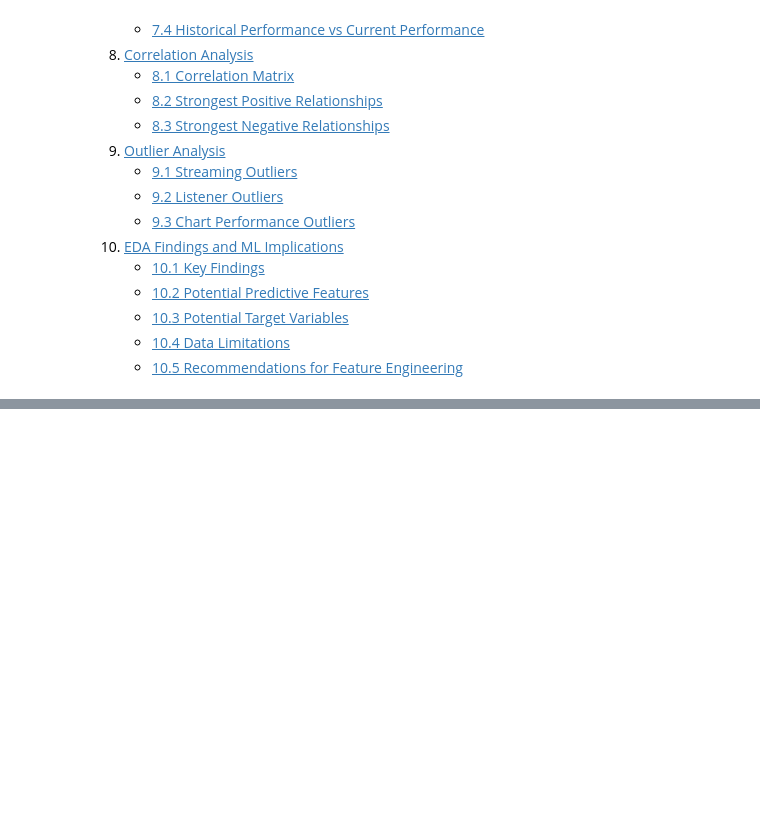
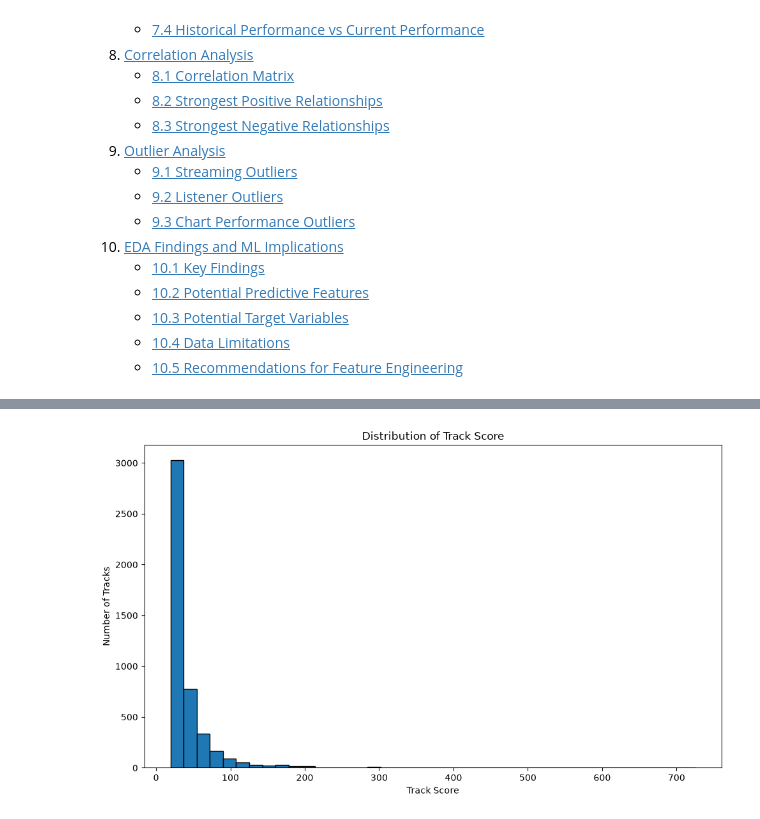
Before and after one commit to ricchiebear/PMIP, a Jupyter notebook: notebooks/04_eda_visualisation.ipynb, the cells around one changed output, grey strips where cells are left out. Saved outputs shown, nothing was run; the diff lists cells and outputs as text; code cells hidden in the pictures; blank space fills up the shorter version.

```diff
--- a/notebooks/04_eda_visualisation.ipynb
+++ b/notebooks/04_eda_visualisation.ipynb
@@ -74,0 +739,18 @@ The objectives of this notebook are to:
+# %%
+# Prepare non-missing Track Score observations
+
+track_scores = df["Track Score"].dropna()
+
+# Plot the distribution of Track Score
+plt.figure(figsize=(10, 6))
+
+plt.hist(track_scores, bins=40, edgecolor="black")
+
+plt.title("Distribution of Track Score")
+plt.xlabel("Track Score")
+plt.ylabel("Number of Tracks")
+
+plt.tight_layout()
+plt.show()
+# %% [output]
+[figure, added]
```
Also changed, not shown: parts of 134 cells of this notebook.
